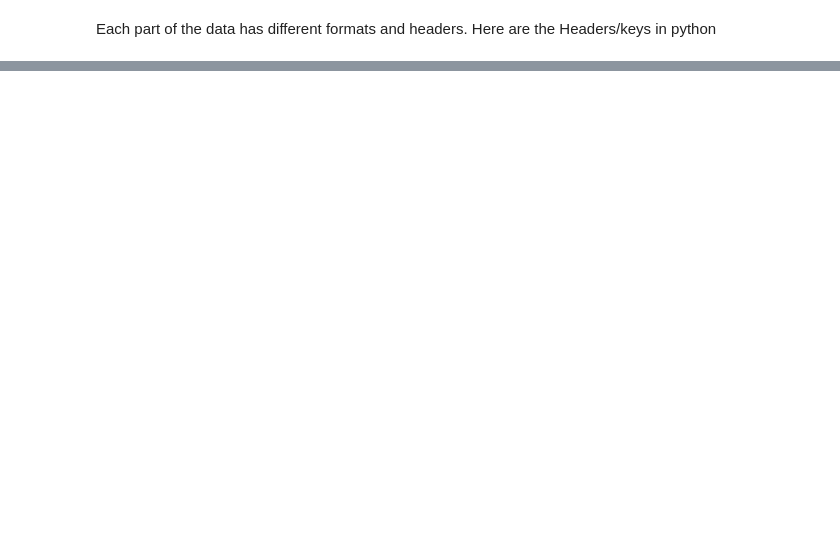
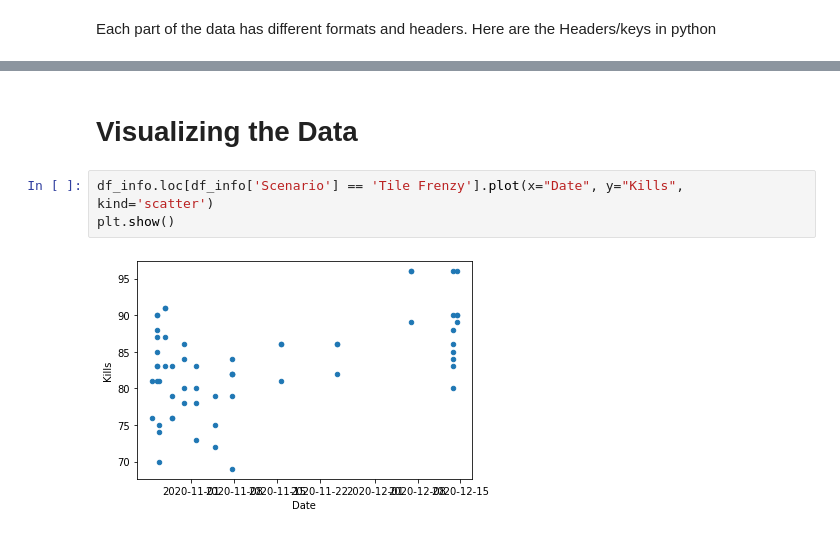
Before and after one commit to JPrier/josh-blog, a Jupyter notebook: _notebooks/KovaaksData.ipynb, the cells around one changed output, grey strips where cells are left out. Saved outputs shown, nothing was run; the diff lists cells and outputs as text; blank space fills up the shorter version.

Commit message:
Final data processing, first visual

```diff
--- a/_notebooks/KovaaksData.ipynb
+++ b/_notebooks/KovaaksData.ipynb
@@ -102,0 +186,7 @@ HTTP Error 403: Forbidden
+# %% [markdown]
+# Visualizing the Data
+# %%
+df_info.loc[df_info['Scenario'] == 'Tile Frenzy'].plot(x="Date", y="Kills", kind='scatter')
+plt.show()
+# %% [output]
+[figure, added]
```
Also changed, not shown: parts of 4 cells of this notebook.
